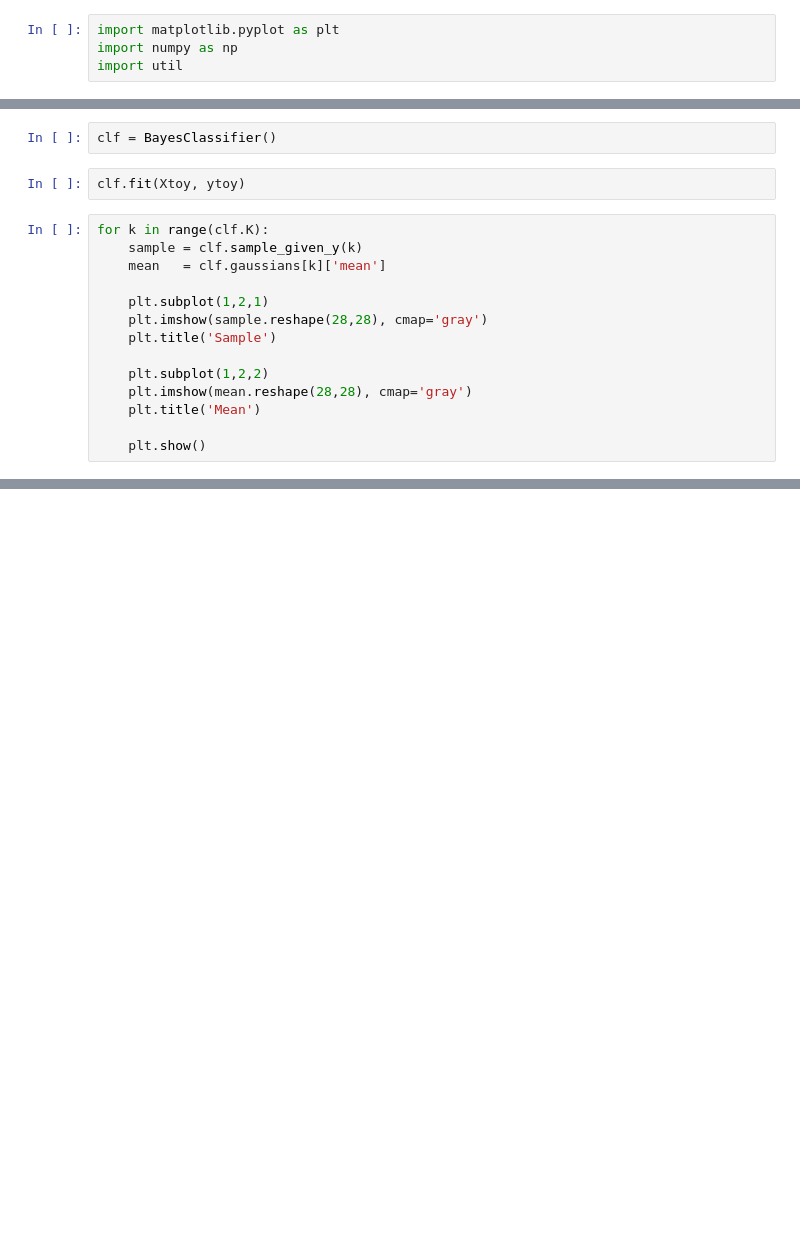
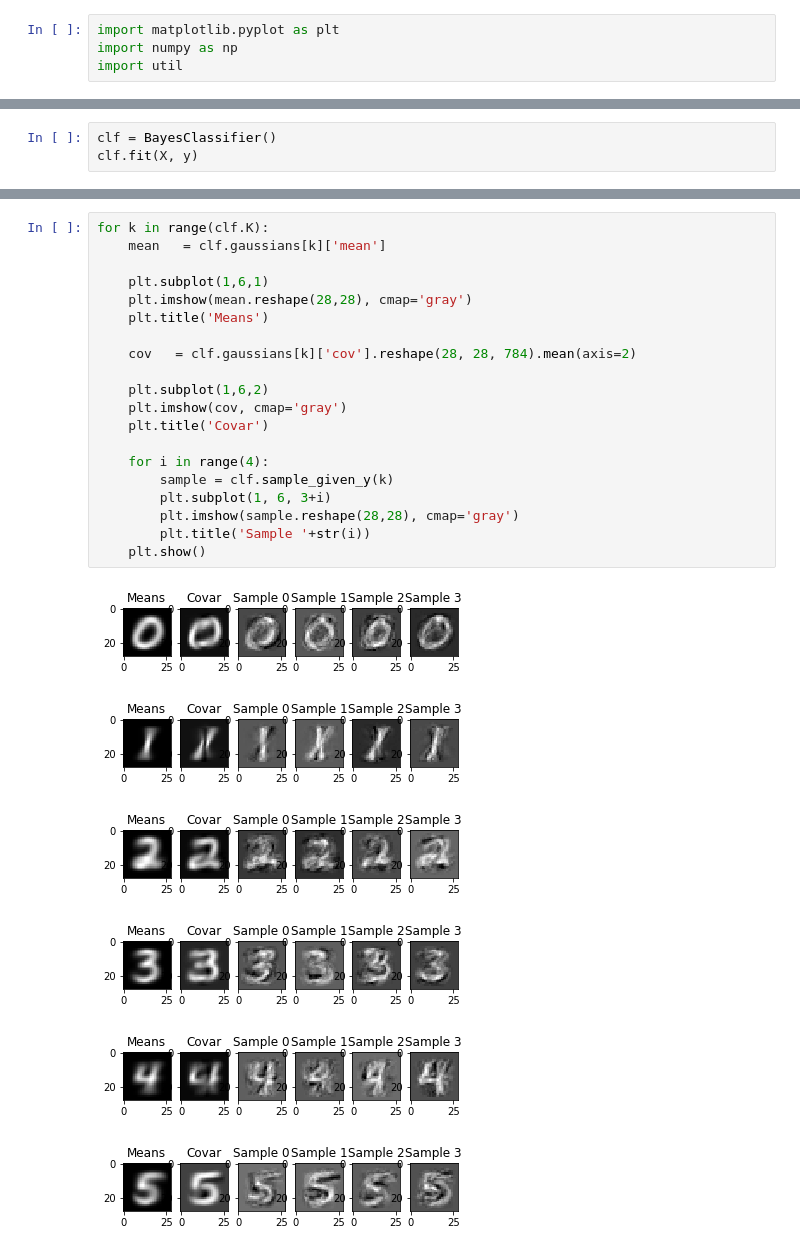
Before and after one commit to LecJackS/GANs-and-VAEs, a Jupyter notebook: Bayesian Classifier.ipynb, the cells around one changed output, grey strips where cells are left out. Cells and saved outputs as stored; diff of their text form; blank space fills up the shorter version.

Commit message:
bayesian gaussian mixture model implementation

```diff
--- a/Bayesian Classifier.ipynb
+++ b/Bayesian Classifier.ipynb
@@ -51,18 +67,3 @@ ytoy = y[0:420]
 # %%
 clf = BayesClassifier()
+clf.fit(X, y)
-# %%
-clf.fit(Xtoy, ytoy)
-# %%
-for k in range(clf.K):
-    sample = clf.sample_given_y(k)
-    mean   = clf.gaussians[k]['mean']
-
-    plt.subplot(1,2,1)
-    plt.imshow(sample.reshape(28,28), cmap='gray')
-    plt.title('Sample')
-
-    plt.subplot(1,2,2)
-    plt.imshow(mean.reshape(28,28), cmap='gray')
-    plt.title('Mean')
-
-    plt.show()
@@ -79,0 +70,27 @@ for k in range(clf.K):
+# %%
+for k in range(clf.K):
+    mean   = clf.gaussians[k]['mean']
+
+    plt.subplot(1,6,1)
+    plt.imshow(mean.reshape(28,28), cmap='gray')
+    plt.title('Means')
+
+    cov   = clf.gaussians[k]['cov'].reshape(28, 28, 784).mean(axis=2)
+
+    plt.subplot(1,6,2)
+    plt.imshow(cov, cmap='gray')
+    plt.title('Covar')
+
+    for i in range(4):
+        sample = clf.sample_given_y(k)
+        plt.subplot(1, 6, 3+i)
+        plt.imshow(sample.reshape(28,28), cmap='gray')
+        plt.title('Sample '+str(i))
+    plt.show()
+# %% [output]
+[figure, added]
+[figure, added]
+[figure, added]
+[figure, added]
+[figure, added]
+[figure, added]
```
Also changed, not shown: parts of 13 cells of this notebook, 2 other files.
